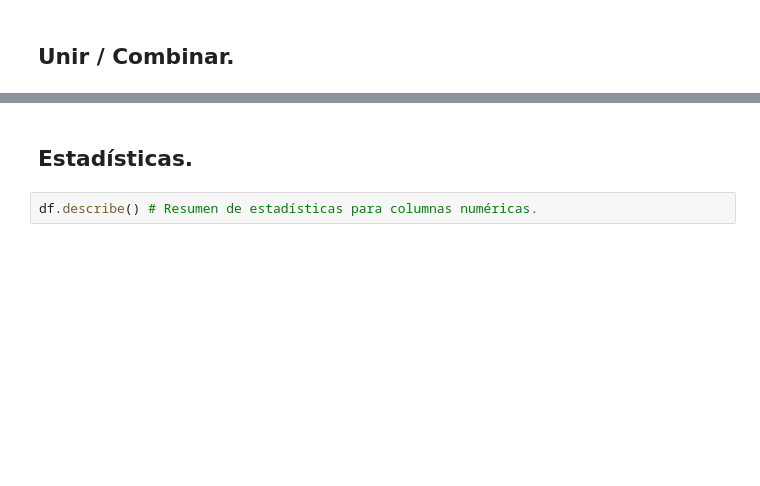
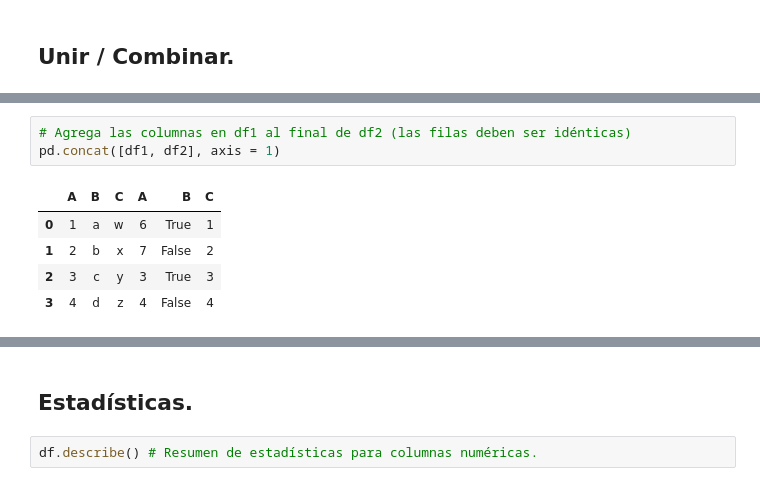
Before and after one commit to ejdecena/Herramientas-Python, a Jupyter notebook: 06_pandas.ipynb, the cells around one changed output, grey strips where cells are left out. Cells and saved outputs as stored; diff of their text form; blank space fills up the shorter version.

```diff
--- a/06_pandas.ipynb
+++ b/06_pandas.ipynb
@@ -551,0 +596,9 @@ Freq: D, dtype: float64
+# %%
+# Agrega las columnas en df1 al final de df2 (las filas deben ser idénticas)
+pd.concat([df1, df2], axis = 1)
+# %% [output]
+|  | A | B | C | A | B | C |
+| 0 | 1 | a | w | 6 | True | 1 |
+| 1 | 2 | b | x | 7 | False | 2 |
+| 2 | 3 | c | y | 3 | True | 3 |
+| 3 | 4 | d | z | 4 | False | 4 |
```
Also changed, not shown: parts of 40 cells of this notebook.
